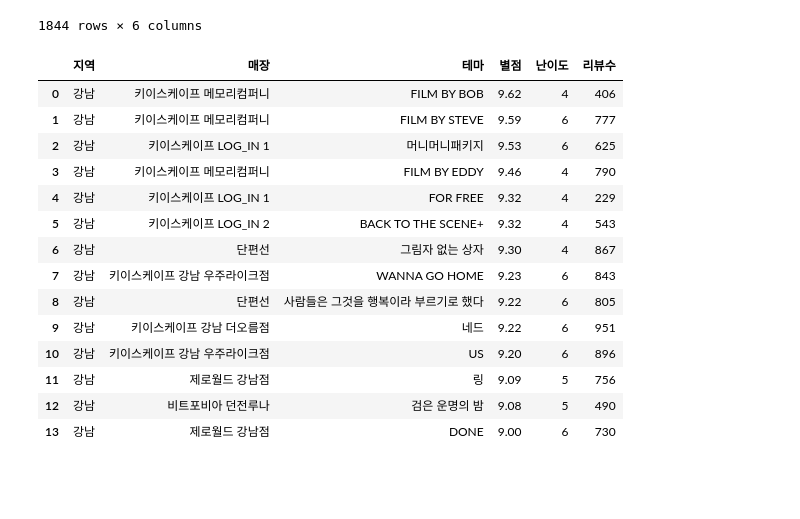
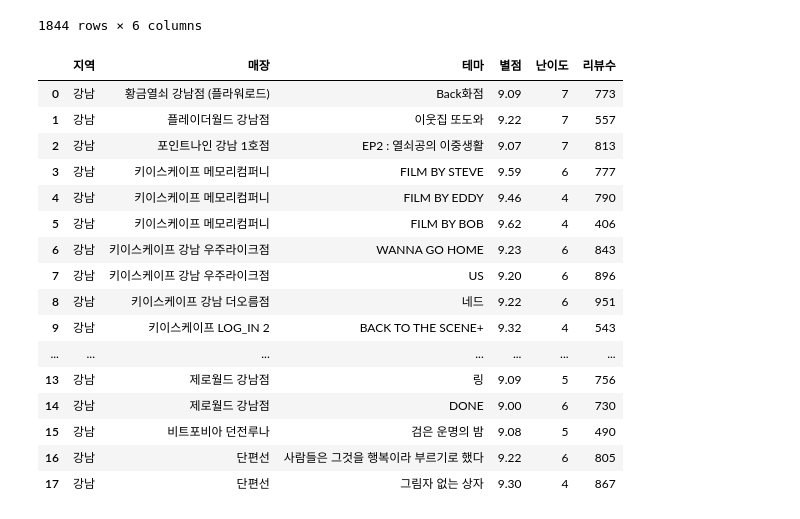
Before and after one commit to bhjin97/hipython_rep, a Jupyter notebook: room.ipynb, the cells around one changed output. Saved outputs shown, nothing was run; the diff lists cells and outputs as text; code cells hidden in the pictures; blank space fills up the shorter version.

```diff
--- a/room.ipynb
+++ b/room.ipynb
@@ -19,22 +19,25 @@ df
 # %%
 df1=df[df['지역']=='강남']
 df2=df1[df1['별점']>=9.00]
 df3=df2.reset_index(drop=True)
-df4=df3[df3['난이도']<=6.00]
-df4.reset_index(drop=True)
+df4=df3[ df3['난이도']<=7.00]
+df5=df4.reset_index(drop=True)
+df5.sort_values(by=['매장','테마','별점','난이도'],ascending=False).reset_index(drop=True)
 # %% [output]
 |  | 지역 | 매장 | 테마 | 별점 | 난이도 | 리뷰수 |
-| 0 | 강남 | 키이스케이프 메모리컴퍼니 | FILM BY BOB | 9.62 | 4 | 406 |
-| 1 | 강남 | 키이스케이프 메모리컴퍼니 | FILM BY STEVE | 9.59 | 6 | 777 |
-| 2 | 강남 | 키이스케이프 LOG_IN 1 | 머니머니패키지 | 9.53 | 6 | 625 |
-| 3 | 강남 | 키이스케이프 메모리컴퍼니 | FILM BY EDDY | 9.46 | 4 | 790 |
-| 4 | 강남 | 키이스케이프 LOG_IN 1 | FOR FREE | 9.32 | 4 | 229 |
-| 5 | 강남 | 키이스케이프 LOG_IN 2 | BACK TO THE SCENE+ | 9.32 | 4 | 543 |
-| 6 | 강남 | 단편선 | 그림자 없는 상자 | 9.30 | 4 | 867 |
-| 7 | 강남 | 키이스케이프 강남 우주라이크점 | WANNA GO HOME | 9.23 | 6 | 843 |
-| 8 | 강남 | 단편선 | 사람들은 그것을 행복이라 부르기로 했다 | 9.22 | 6 | 805 |
-| 9 | 강남 | 키이스케이프 강남 더오름점 | 네드 | 9.22 | 6 | 951 |
-| 10 | 강남 | 키이스케이프 강남 우주라이크점 | US | 9.20 | 6 | 896 |
-| 11 | 강남 | 제로월드 강남점 | 링 | 9.09 | 5 | 756 |
-| 12 | 강남 | 비트포비아 던전루나 | 검은 운명의 밤 | 9.08 | 5 | 490 |
-| 13 | 강남 | 제로월드 강남점 | DONE | 9.00 | 6 | 730 |
+| 0 | 강남 | 황금열쇠 강남점 (플라워로드) | Back화점 | 9.09 | 7 | 773 |
+| 1 | 강남 | 플레이더월드 강남점 | 이웃집 또도와 | 9.22 | 7 | 557 |
+| 2 | 강남 | 포인트나인 강남 1호점 | EP2 : 열쇠공의 이중생활 | 9.07 | 7 | 813 |
+| 3 | 강남 | 키이스케이프 메모리컴퍼니 | FILM BY STEVE | 9.59 | 6 | 777 |
+| 4 | 강남 | 키이스케이프 메모리컴퍼니 | FILM BY EDDY | 9.46 | 4 | 790 |
+| 5 | 강남 | 키이스케이프 메모리컴퍼니 | FILM BY BOB | 9.62 | 4 | 406 |
+| 6 | 강남 | 키이스케이프 강남 우주라이크점 | WANNA GO HOME | 9.23 | 6 | 843 |
+| 7 | 강남 | 키이스케이프 강남 우주라이크점 | US | 9.20 | 6 | 896 |
+| 8 | 강남 | 키이스케이프 강남 더오름점 | 네드 | 9.22 | 6 | 951 |
+| 9 | 강남 | 키이스케이프 LOG_IN 2 | BACK TO THE SCENE+ | 9.32 | 4 | 543 |
+| ... | ... | ... | ... | ... | ... | ... |
+| 13 | 강남 | 제로월드 강남점 | 링 | 9.09 | 5 | 756 |
+| 14 | 강남 | 제로월드 강남점 | DONE | 9.00 | 6 | 730 |
+| 15 | 강남 | 비트포비아 던전루나 | 검은 운명의 밤 | 9.08 | 5 | 490 |
+| 16 | 강남 | 단편선 | 사람들은 그것을 행복이라 부르기로 했다 | 9.22 | 6 | 805 |
+| 17 | 강남 | 단편선 | 그림자 없는 상자 | 9.30 | 4 | 867 |
```
Also changed, not shown: 12 other files.
